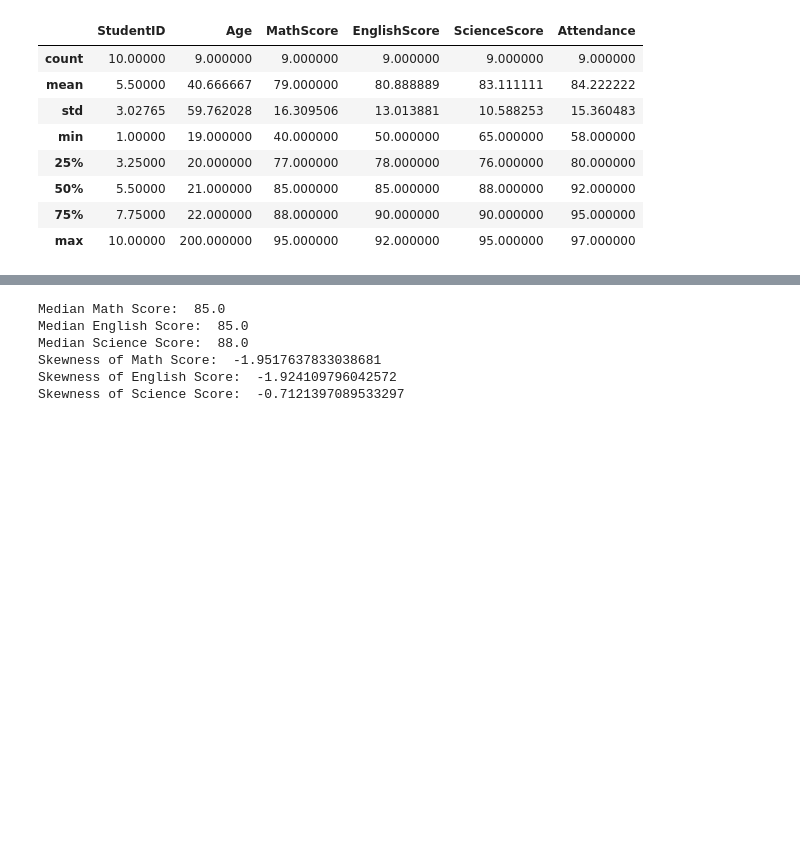
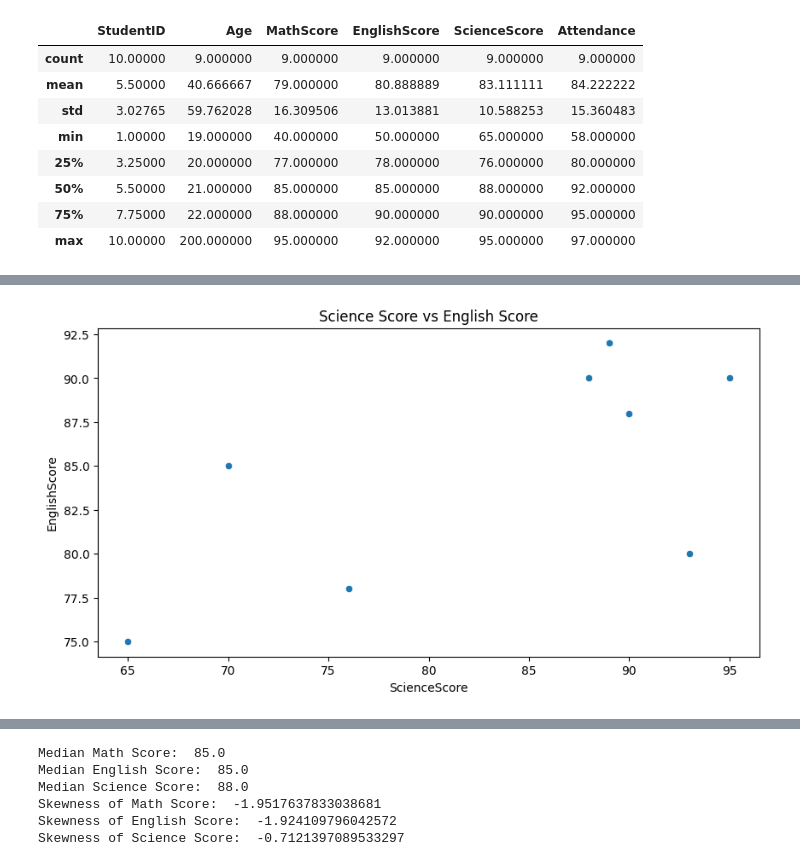
Before and after one commit to narbi5h/MS-BANA, a Jupyter notebook: MISSING VALUES AND OUTLIERS/OUTLIERS.ipynb, the cells around one changed output, grey strips where cells are left out. Drawn from its saved outputs; the diff is of its cells as text; code cells hidden in the pictures; blank space fills up the shorter version.

```diff
--- a/MISSING VALUES AND OUTLIERS/OUTLIERS.ipynb
+++ b/MISSING VALUES AND OUTLIERS/OUTLIERS.ipynb
@@ -35,0 +59,8 @@ df.describe()
+# %%
+#CORRELATION BETWEEN MATH SCORE AND ENGLISH SCORE
+plt.figure(figsize=(10, 5))
+sns.scatterplot(data=df,x='ScienceScore',y='EnglishScore')
+plt.title('Science Score vs English Score')
+plt.show()
+# %% [output]
+[figure, added]
```
Also changed, not shown: parts of 9 cells of this notebook, 1 other file.
